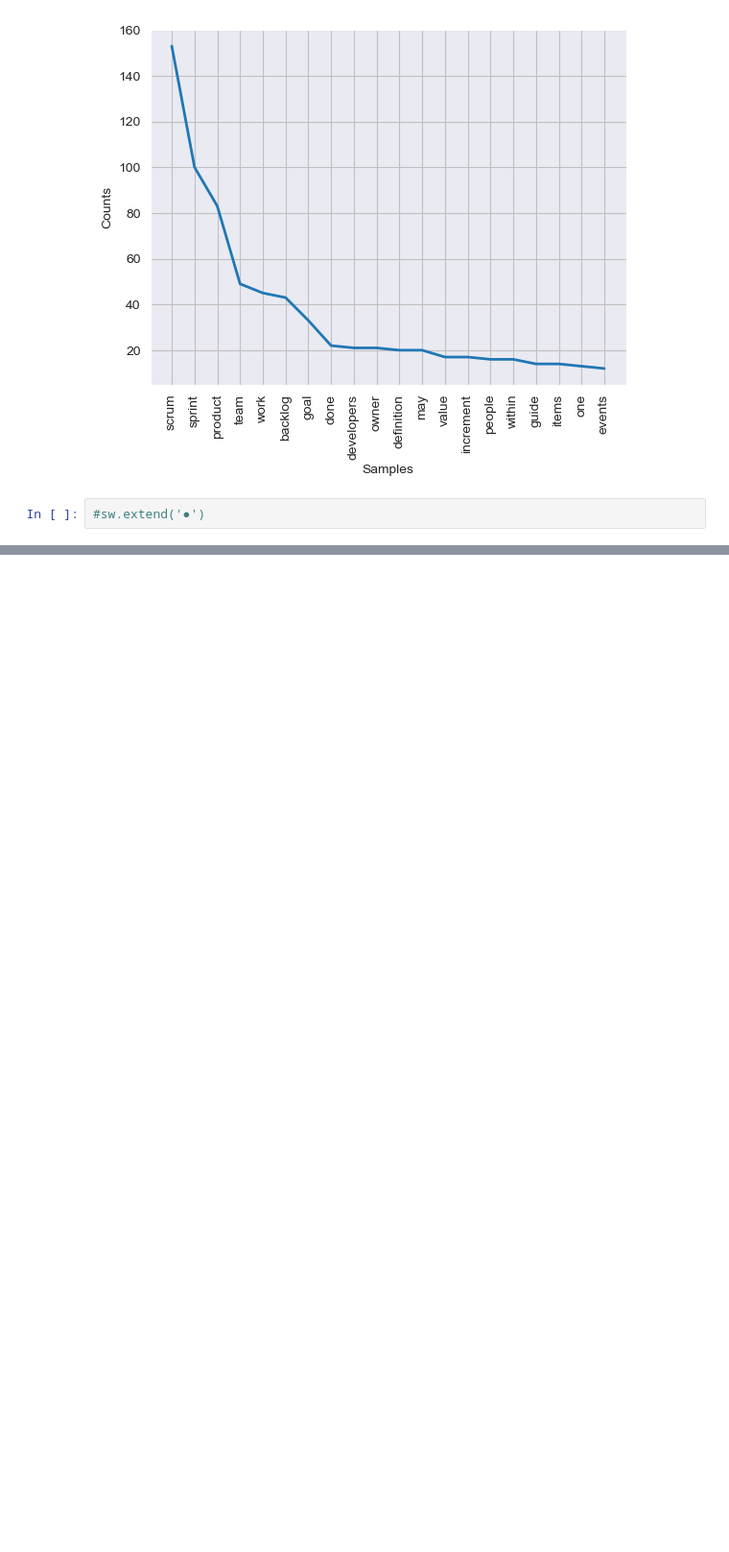
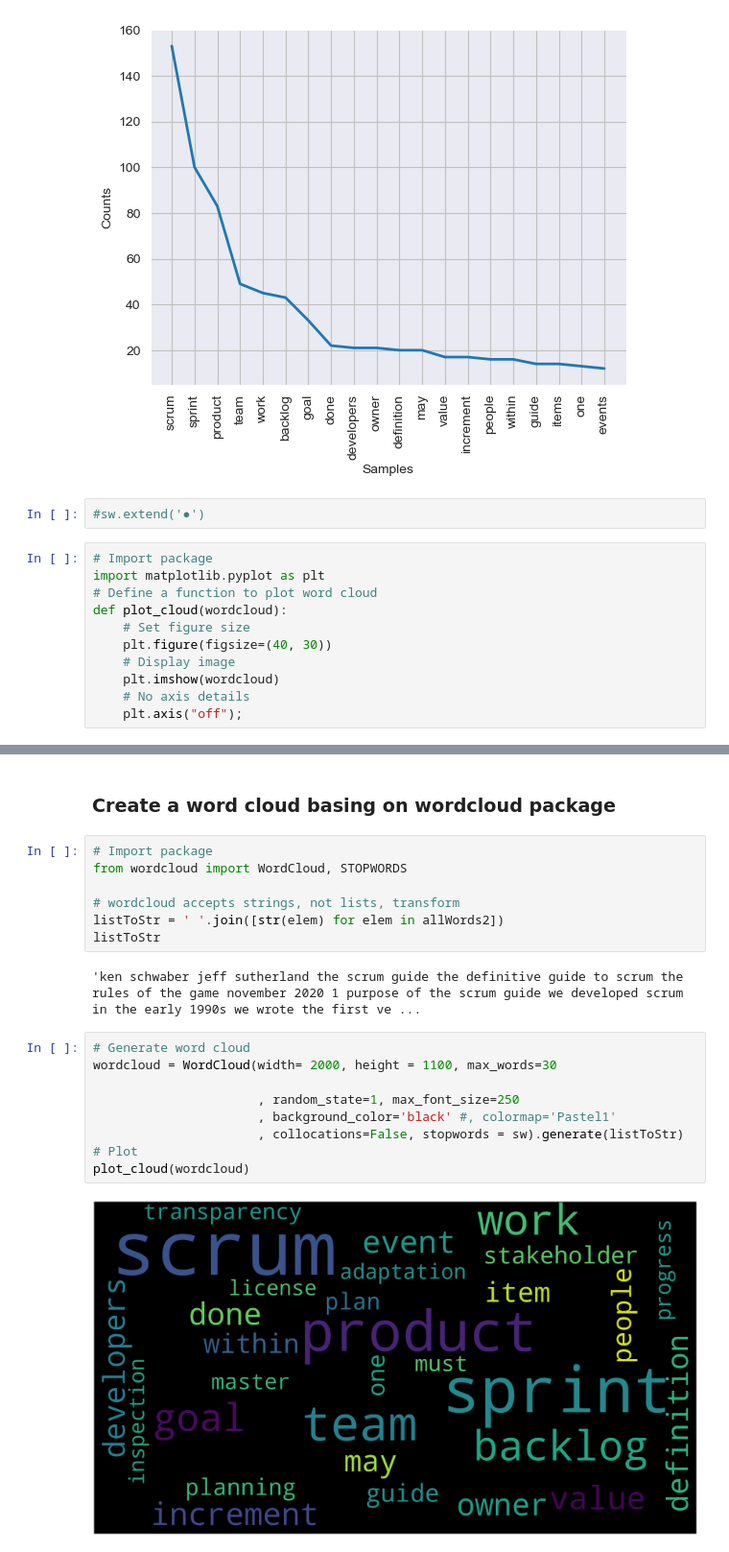
Before and after one commit to katsci/DS_4_work, a Jupyter notebook: ScrumGuide_textAnalysis.ipynb, the cells around one changed output, grey strips where cells are left out. Shown at 96% size. Saved outputs shown, nothing was run; the diff lists cells and outputs as text; blank space fills up the shorter version.

Commit message:
Added word cloud

```diff
--- a/ScrumGuide_textAnalysis.ipynb
+++ b/ScrumGuide_textAnalysis.ipynb
@@ -89,3 +89,14 @@ nlp_words.plot(20);
 [figure]
 # %%
 #sw.extend('●')
+# %%
+# Import package
+import matplotlib.pyplot as plt
+# Define a function to plot word cloud
+def plot_cloud(wordcloud):
+    # Set figure size
+    plt.figure(figsize=(40, 30))
+    # Display image
+    plt.imshow(wordcloud)
+    # No axis details
+    plt.axis("off");
@@ -91,0 +120,22 @@ nlp_words.plot(20);
+# %% [markdown]
+### Create a word cloud basing on wordcloud package
+# %%
+# Import package
+from wordcloud import WordCloud, STOPWORDS
+
+# wordcloud accepts strings, not lists, transform
+listToStr = ' '.join([str(elem) for elem in allWords2])
+listToStr
+# %% [output]
+'ken schwaber jeff sutherland the scrum guide the definitive guide to scrum the rules of the game november 2020 1 purpose of the scrum guide we developed scrum in the early 1990s we wrote the first ve ...
+# %%
+# Generate word cloud
+wordcloud = WordCloud(width= 2000, height = 1100, max_words=30
+
+                      , random_state=1, max_font_size=250
+                      , background_color='black' #, colormap='Pastel1'
+                      , collocations=False, stopwords = sw).generate(listToStr)
+# Plot
+plot_cloud(wordcloud)
+# %% [output]
+[figure, added]
```
Also changed, not shown: parts of 3 cells of this notebook.
